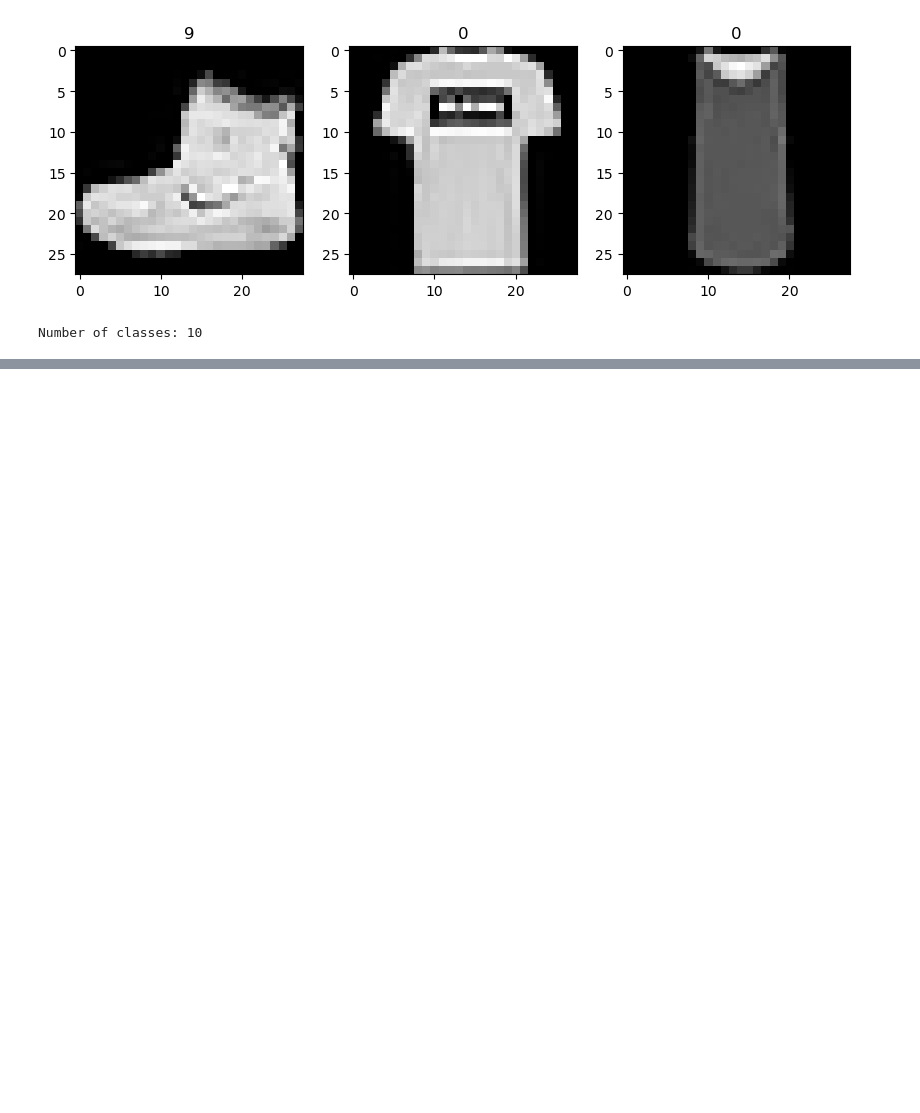
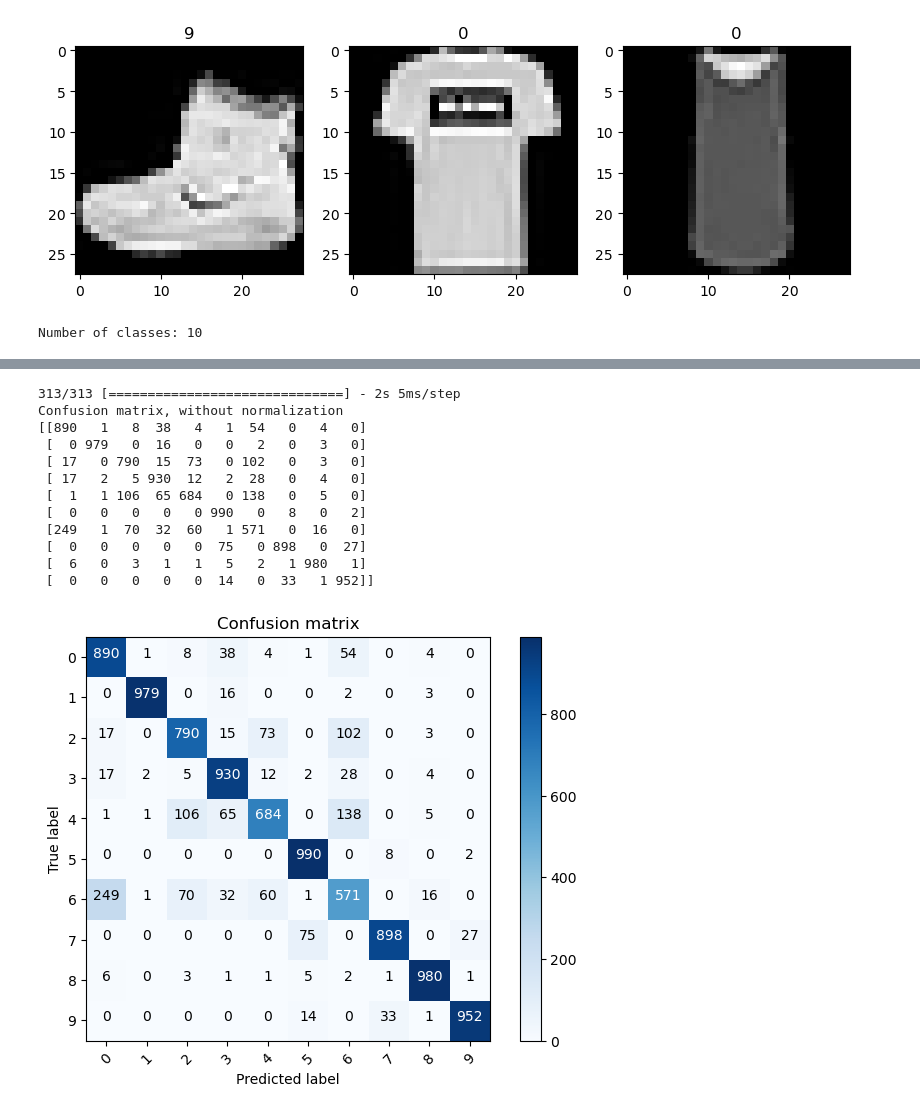
Before and after one commit to Jakub-Ner/CNNs-research, a Jupyter notebook: advanced-computer-vision/CNN.ipynb, the cells around one changed output, grey strips where cells are left out. Saved outputs shown, nothing was run; the diff lists cells and outputs as text; code cells hidden in the pictures; blank space fills up the shorter version.

```diff
--- a/advanced-computer-vision/CNN.ipynb
+++ b/advanced-computer-vision/CNN.ipynb
@@ -110,32 +110,0 @@ axs[1].legend()
-# %%
-from sklearn.metrics import confusion_matrix
-import itertools
-
-def plot_confusion_matrix(cm, classes, normalize=False, title='Confusion matrix', cmap=plt.cm.Blues):
-    if normalize:
-        cm = cm.astype('float') / cm.sum(axis=1)[:, np.newaxis]
-        print("Normalized confusion matrix")
-    else:
-        print('Confusion matrix, without normalization')
-
-    print(cm)
-
-    plt.imshow(cm, interpolation='nearest', cmap=cmap)
-    plt.title(title)
-    plt.colorbar()
-    tick_marks = np.arange(len(classes))
-    plt.xticks(tick_marks, classes, rotation=45)
-    plt.yticks(tick_marks, classes)
-
-    fmt = '.2f' if normalize else 'd'
-    thresh = cm.max() / 2.
-    for i, j in itertools.product(range(cm.shape[0]), range(cm.shape[1])):
-        plt.text(j, i, format(cm[i, j], fmt), horizontalalignment="center", color="white" if cm[i, j] > thresh else "black")
-
-    plt.tight_layout()
-    plt.ylabel('True label')
-    plt.xlabel('Predicted label')
-
-p_test = model.predict(x_test).argmax(axis=1)
-cm = confusion_matrix(y_test, p_test)
-plot_confusion_matrix(cm, list(range(number_of_classes)))
@@ -156,0 +111,25 @@ Confusion matrix, without normalization
+# %%
+from sklearn.metrics import confusion_matrix
+import sys
+import os
+
+sys.path.append(os.path.abspath('..'))
+from utils import plot_confusion_matrix
+
+p_test = model_1.predict(x_test).argmax(axis=1)
+cm = confusion_matrix(y_test, p_test)
+plot_confusion_matrix(cm, list(range(number_of_classes)))
+# %% [output]
+313/313 [==============================] - 2s 5ms/step
+Confusion matrix, without normalization
+[[890   1   8  38   4   1  54   0   4   0]
+ [  0 979   0  16   0   0   2   0   3   0]
+ [ 17   0 790  15  73   0 102   0   3   0]
+ [ 17   2   5 930  12   2  28   0   4   0]
+ [  1   1 106  65 684   0 138   0   5   0]
+ [  0   0   0   0   0 990   0   8   0   2]
+ [249   1  70  32  60   1 571   0  16   0]
+ [  0   0   0   0   0  75   0 898   0  27]
+ [  6   0   3   1   1   5   2   1 980   1]
+ [  0   0   0   0   0  14   0  33   1 952]]
+[figure, added]
```
Also changed, not shown: parts of 7 cells of this notebook, 1 other file.
